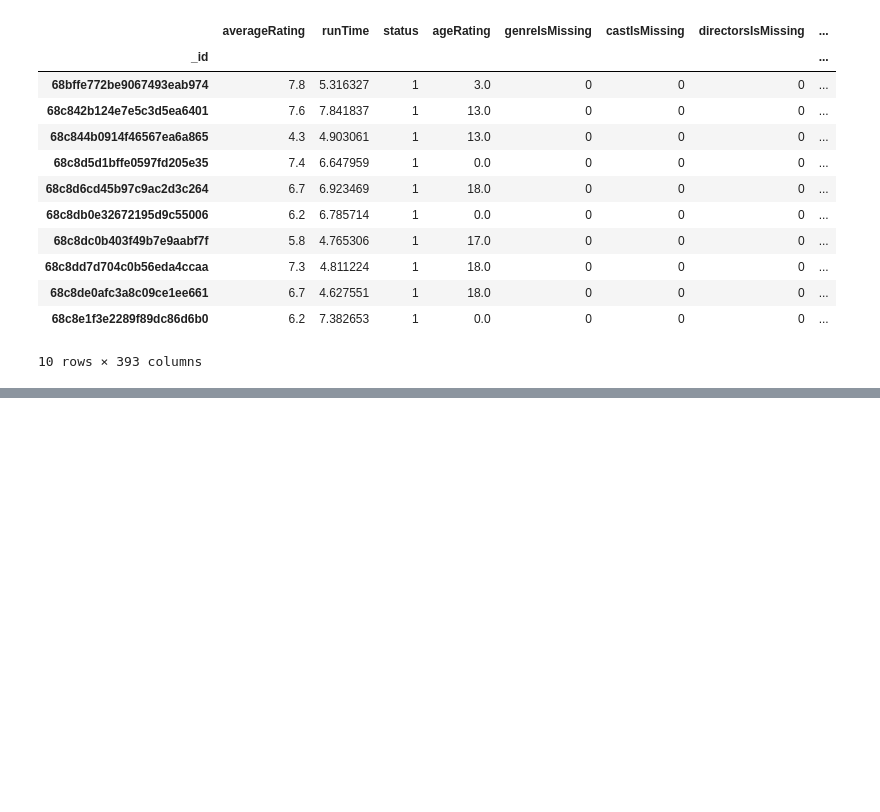
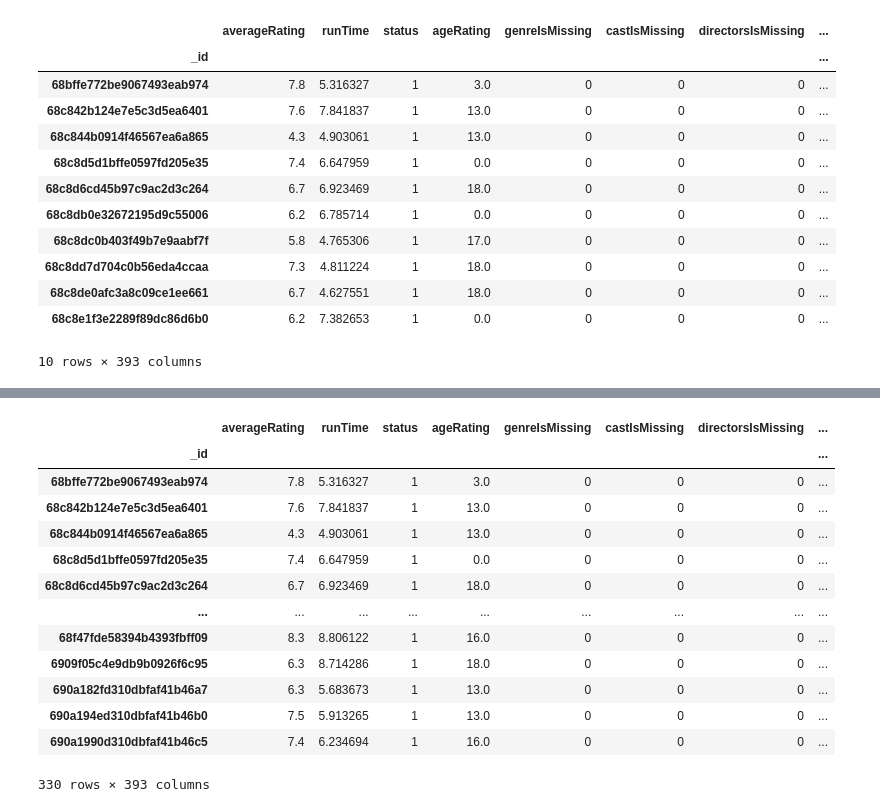
Before and after one commit to Shruthikshetty/media-logger-recommender, a Jupyter notebook: training_notebooks/Movies_recommendation_model.ipynb, the cells around one changed output, grey strips where cells are left out. Cells and saved outputs as stored; diff of their text form; code cells hidden in the pictures; blank space fills up the shorter version.

```diff
--- a/training_notebooks/Movies_recommendation_model.ipynb
+++ b/training_notebooks/Movies_recommendation_model.ipynb
@@ -1691,0 +1735,26 @@ Recommendations for: The Naked Gun
+# %%
+# lets set the index as _id
+training_data["_id"] = movies_df["_id"]
+training_data = training_data.set_index("_id")
+# %%
+
+#Find Input and Embedding Dimensions
+input_dim = training_data.shape[1]   #  number of input features per movie
+encoding_dim = 32 # size of embidings
+
+# layers
+input_layer = layers.Input(shape=(input_dim, ))
+encoded = layers.Dense(128, activation="relu")(input_layer)
+encoded = layers.Dense(encoding_dim , activation="relu")(encoded)
+
+
+decoded = layers.Dense(128 , activation="relu")(input_layer)
+decoded = layers.Dense(input_dim , activation="sigmoid")(decoded)
+
+# build model .
+autoencoder = models.Model(input_layer , decoded) #  full model from input to reconstructed output.
+encoder = models.Model(input_layer , encoded) # model that maps input data to the compressed embedding
+
+ #train model.
+autoencoder.compile(optimizer="adam" , loss="mse")
+autoencoder.fit(training_data , training_data , epochs= 50 , batch_size=1 , shuffle=True)
@@ -1691,0 +1780,17 @@ Recommendations for: The Naked Gun
+# %%
+training_data
+# %% [output]
+|  | averageRating | runTime | status | ageRating | genreIsMissing | castIsMissing | directorsIsMissing | ... |
+| _id |  |  |  |  |  |  |  | ... |
+| 68bffe772be9067493eab974 | 7.8 | 5.316327 | 1 | 3.0 | 0 | 0 | 0 | ... |
+| 68c842b124e7e5c3d5ea6401 | 7.6 | 7.841837 | 1 | 13.0 | 0 | 0 | 0 | ... |
+| 68c844b0914f46567ea6a865 | 4.3 | 4.903061 | 1 | 13.0 | 0 | 0 | 0 | ... |
+| 68c8d5d1bffe0597fd205e35 | 7.4 | 6.647959 | 1 | 0.0 | 0 | 0 | 0 | ... |
+| 68c8d6cd45b97c9ac2d3c264 | 6.7 | 6.923469 | 1 | 18.0 | 0 | 0 | 0 | ... |
+| ... | ... | ... | ... | ... | ... | ... | ... | ... |
+| 68f47fde58394b4393fbff09 | 8.3 | 8.806122 | 1 | 16.0 | 0 | 0 | 0 | ... |
+| 6909f05c4e9db9b0926f6c95 | 6.3 | 8.714286 | 1 | 18.0 | 0 | 0 | 0 | ... |
+| 690a182fd310dbfaf41b46a7 | 6.3 | 5.683673 | 1 | 13.0 | 0 | 0 | 0 | ... |
+| 690a194ed310dbfaf41b46b0 | 7.5 | 5.913265 | 1 | 13.0 | 0 | 0 | 0 | ... |
+| 690a1990d310dbfaf41b46c5 | 7.4 | 6.234694 | 1 | 16.0 | 0 | 0 | 0 | ... |
+330 rows × 393 columns
```
Also changed, not shown: parts of 17 cells of this notebook.
